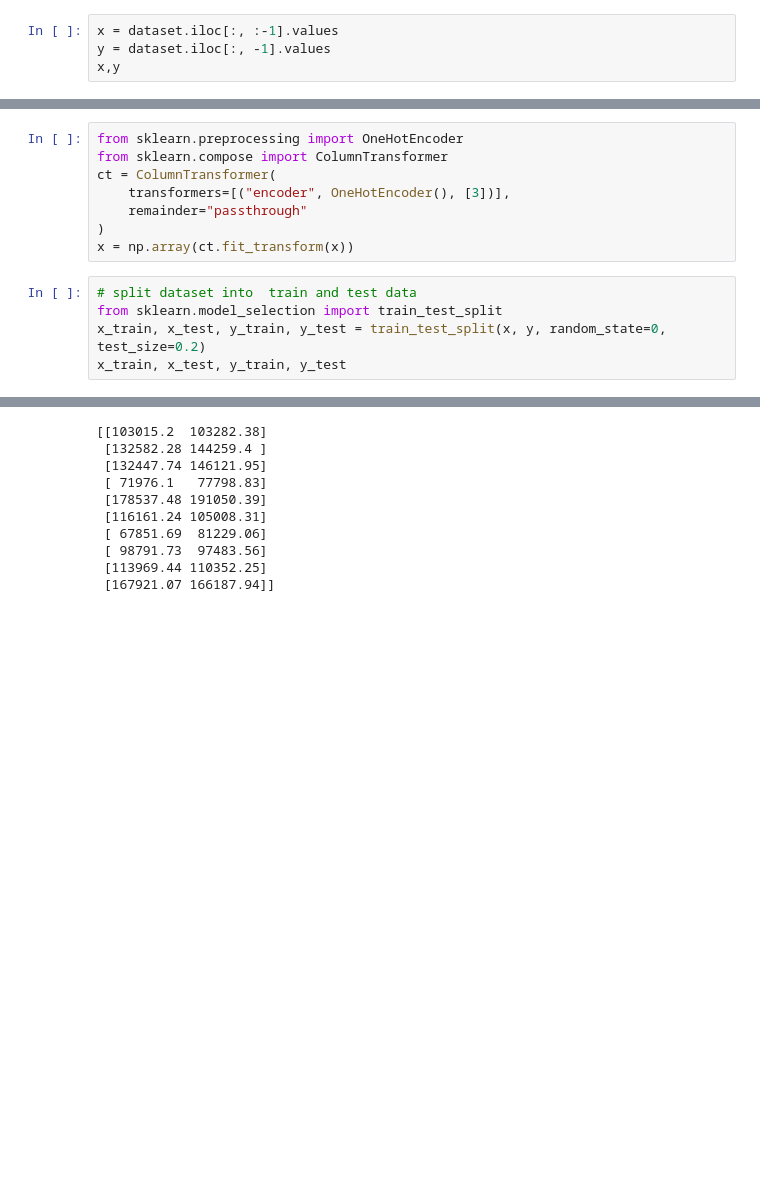
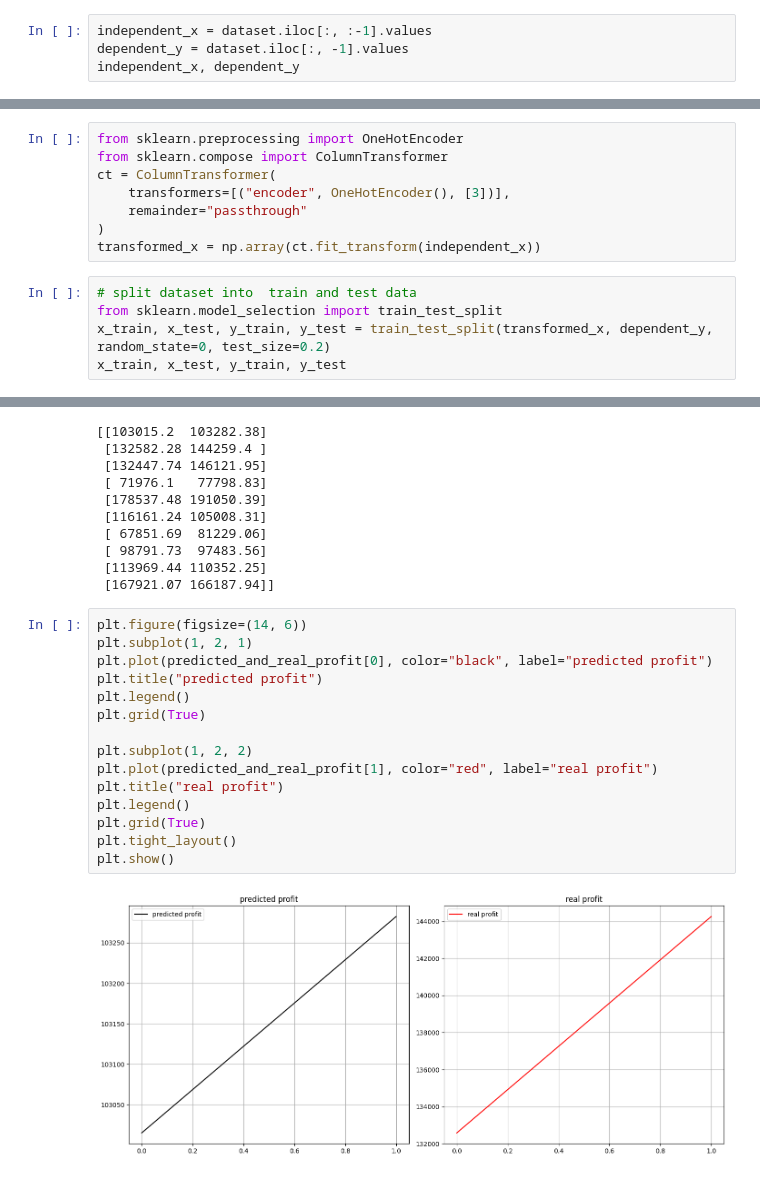
Before and after one commit to ChaitanyaChandra/ML, a Jupyter notebook: 03-ml-multi-linear-regression.ipynb, the cells around one changed output, grey strips where cells are left out. Drawn from its saved outputs; the diff is of its cells as text; blank space fills up the shorter version.

```diff
--- a/03-ml-multi-linear-regression.ipynb
+++ b/03-ml-multi-linear-regression.ipynb
@@ -13,9 +112,9 @@ dataset.head()
 | 3 | 144372.41 | 118671.85 | 383199.62 | New York | 182901.99 |
 | 4 | 142107.34 | 91391.77 | 366168.42 | Florida | 166187.94 |
 # %%
-x = dataset.iloc[:, :-1].values
-y = dataset.iloc[:, -1].values
-x,y
+independent_x = dataset.iloc[:, :-1].values
+dependent_y = dataset.iloc[:, -1].values
+independent_x, dependent_y
 # %% [output]
 (array([[165349.2, 136897.8, 471784.1, 'New York'],
         [162597.7, 151377.59, 443898.53, 'California'],
@@ -41,11 +140,11 @@ ct = ColumnTransformer(
     transformers=[("encoder", OneHotEncoder(), [3])],
     remainder="passthrough"
 )
-x = np.array(ct.fit_transform(x))
+transformed_x = np.array(ct.fit_transform(independent_x))
 # %%
 # split dataset into  train and test data
 from sklearn.model_selection import train_test_split
-x_train, x_test, y_train, y_test = train_test_split(x, y, random_state=0, test_size=0.2)
+x_train, x_test, y_train, y_test = train_test_split(transformed_x, dependent_y, random_state=0, test_size=0.2)
 x_train, x_test, y_train, y_test
 # %% [output]
 (array([[0.0, 1.0, 0.0, 55493.95, 103057.49, 214634.81],
@@ -93,3 +192,20 @@ print(predicted_and_real_profit)
  [ 98791.73  97483.56]
  [113969.44 110352.25]
  [167921.07 166187.94]]
+# %%
+plt.figure(figsize=(14, 6))
+plt.subplot(1, 2, 1)
+plt.plot(predicted_and_real_profit[0], color="black", label="predicted profit")
+plt.title("predicted profit")
+plt.legend()
+plt.grid(True)
+
+plt.subplot(1, 2, 2)
+plt.plot(predicted_and_real_profit[1], color="red", label="real profit")
+plt.title("real profit")
+plt.legend()
+plt.grid(True)
+plt.tight_layout()
+plt.show()
+# %% [output]
+[figure, added]
```
Also changed, not shown: parts of 2 cells of this notebook.
